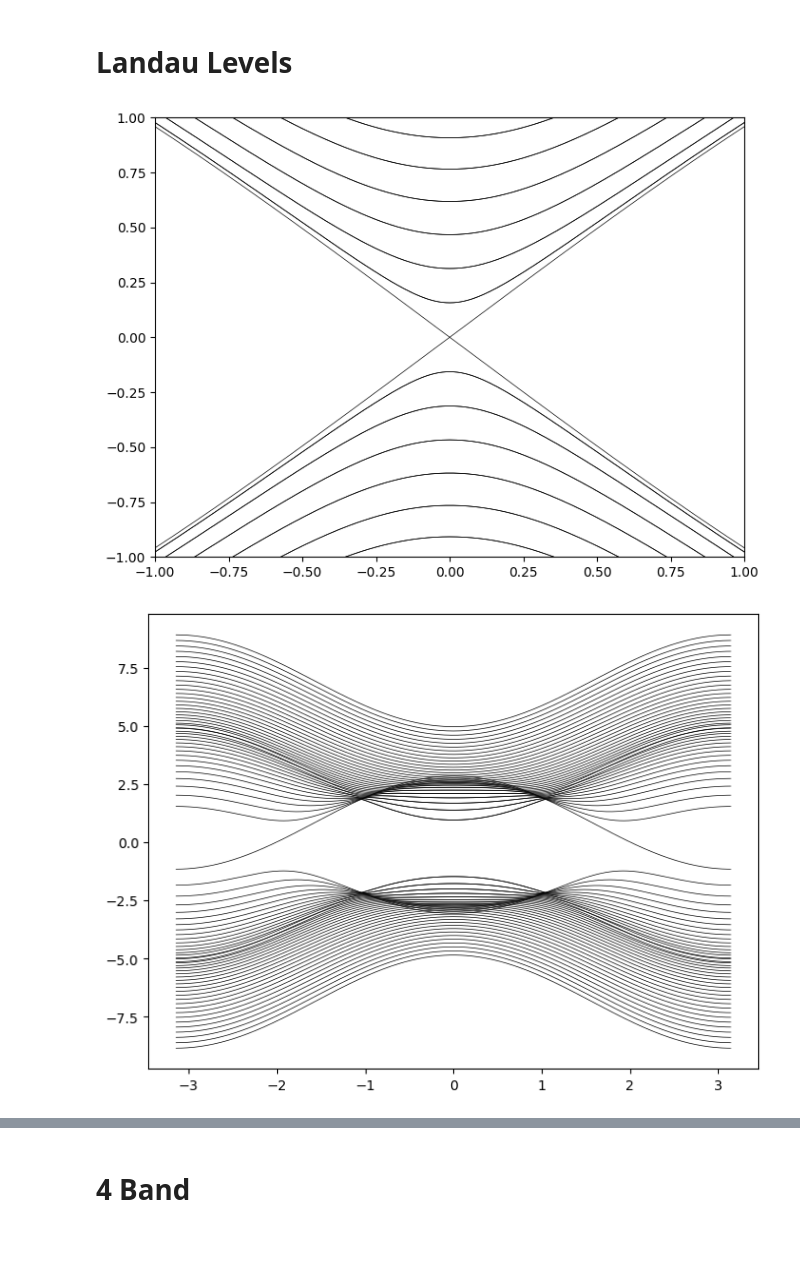
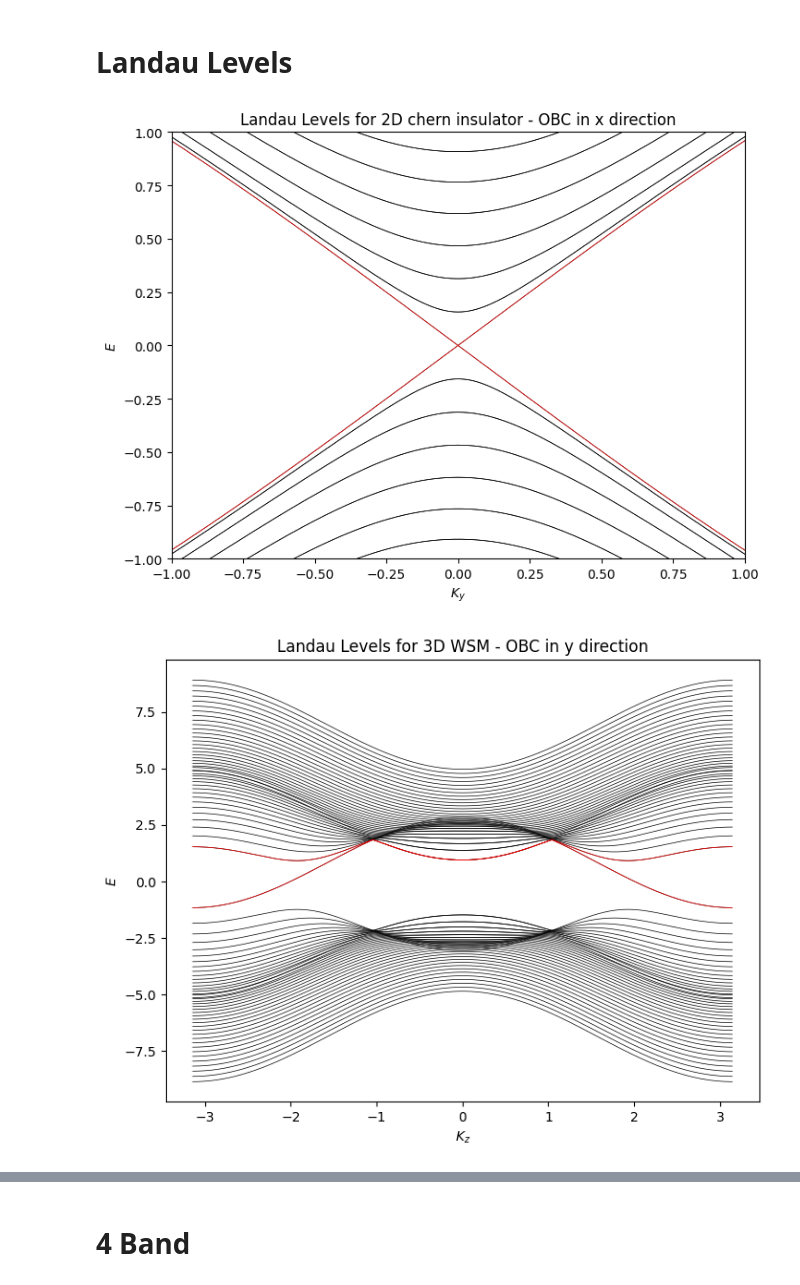
Before and after one commit to gehadibany/topological-phases, a Jupyter notebook: base_codes.ipynb, the cells around one changed output, grey strips where cells are left out. Saved outputs shown, nothing was run; the diff lists cells and outputs as text; code cells hidden in the pictures; blank space fills up the shorter version.

```diff
--- a/base_codes.ipynb
+++ b/base_codes.ipynb
@@ -39,6 +41,11 @@ eigvals_oc_vs_ky = np.array(eigvals_oc_vs_ky).T
 plt.figure(figsize=(8,6))
 for band in eigvals_oc_vs_ky:
     plt.plot(kys, band, color='black', linewidth=0.5)
+
+mid = L
+for b in [mid-1, mid]:
+    plt.plot(kys, eigvals_oc_vs_ky[b], color='red', linewidth =0.5)
+
 plt.xlabel('$k_y$')
 plt.ylabel('Energy')
 plt.show()
@@ -249,7 +264,7 @@ energies = []
 for kz in kz_vals:
     kx = 0.0
     ky = 0.0
-    Hk = (-2*t0*np.sin(kx))*I2 +(2*t*np.sin(kx))* sigma_x + (2*t*np.sin(ky)) * sigma_y + (2*t*np.cos(kz)+2*V*(2-np.cos(kx)-np.cos(ky)))* sigma_z
+    Hk = (-2*t0*np.sin(kx))*I2 +(2*t*np.sin(kx))* sigma_x + (2*t*np.sin(ky)) * sigma_y + (2*t*np.cos(kz)+2*t*(2-np.cos(kx)-np.cos(ky))-V)* sigma_z
     #Hk = np.sin(kx) * sigma_x + np.sin(ky) * sigma_y + ((m - np.cos(kx) - np.cos(ky) - t* np.cos(kz))+1)* sigma_z
     eigvals = np.linalg.eigvalsh(Hk)
     energies.append(eigvals)
@@ -283,7 +300,7 @@ eigvecs = np.zeros((Nk, Nk, 2), dtype=complex)
 for i in range(Nk):
     for j in range(Nk):
         kx, ky = kx_vals[i], ky_vals[j]
-        Hk = (-2*t0*np.sin(kx))*I2 +(2*t*np.sin(kx))* sigma_x + (2*t*np.sin(ky)) * sigma_y + (2*t*np.cos(kz)+2*V*(2-np.cos(kx)-np.cos(ky)))* sigma_z
+        Hk = (-2*t0*np.sin(kx))*I2 +(2*t*np.sin(kx))* sigma_x + (2*t*np.sin(ky)) * sigma_y + (2*t*np.cos(kz)+2*t*(2-np.cos(kx)-np.cos(ky))-V)* sigma_z
         _, evecs = np.linalg.eigh(Hk)
         eigvecs[i, j, :] = evecs[:, 0]  # Lower band
 
@@ -359,12 +385,12 @@ V = 1
 t=1
 t0=1
 
-eigvals_oc_vs_ky = []
+eigvals_oc_vs_kx = []
 
 # Hamiltonian
 for kx in kxs:
-    H0 = (-2*t0*np.sin(kx))*I2 +(2*t*np.sin(kx))* sigma_x + (2*t*np.cos(kz)+2*V*(2-np.cos(kx)))* sigma_z
-    V0 = -1j*t * sigma_y -V*sigma_z
+    H0 = (-2*t0*np.sin(kx))*I2 +(2*t*np.sin(kx))* sigma_x + (2*t*np.cos(kz)+2*t*(2-np.cos(kx))-V)* sigma_z
+    V0 = -1j*t * sigma_y +t*sigma_z
 
     # Diagonalization
     H_open = np.zeros((2*L, 2*L), dtype=complex)
@@ -374,14 +400,19 @@ for kx in kxs:
             H_open[2*i:2*i+2, 2*(i+1):2*(i+1)+2] = V0
             H_open[2*(i+1):2*(i+1)+2, 2*i:2*i+2] = V0.conj().T
     eigenvals_oc, eigenvecs_oc = np.linalg.eigh(H_open)
-    eigvals_oc_vs_ky.append(eigenvals_oc)
+    eigvals_oc_vs_kx.append(eigenvals_oc)
 
-eigvals_oc_vs_ky = np.array(eigvals_oc_vs_ky).T
+eigvals_oc_vs_kx = np.array(eigvals_oc_vs_kx).T
 
 #Plot
 plt.figure(figsize=(8,6))
-for band in eigvals_oc_vs_ky:
+for band in eigvals_oc_vs_kx:
     plt.plot(kxs, band, color='black', linewidth=0.5)
+
+mid = L
+for b in [mid-1, mid]:
+    plt.plot(kxs, eigvals_oc_vs_kx[b], color='red', linewidth =0.5)
+
 plt.xlabel('$k_x$')
 plt.ylabel('Energy')
 plt.show()
@@ -444,38 +470,48 @@ plt.show()
 # %% [markdown]
 # Landau Levels
 # %%
+#2D - OBC in x direction
+
 # Parameters
 L = 40
 kys =np.linspace(-np.pi, np.pi, 501)
 m = 2
 eigvals_oc_vs_ky = []
 
 
 for ky in kys:
     H_open = np.zeros((2*L, 2*L), dtype=complex)
     for i in range(L):
         H0 = np.sin(ky) * sigma_y + (m - np.cos(ky)) * sigma_z
         V = (1j / 2) * sigma_x - (1 / 2) * sigma_z
         H_open[2*i:2*i+2, 2*i:2*i+2] = H0
         if i < L-1:
             H_open[2*i:2*i+2, 2*(i+1):2*(i+1)+2] = V
             H_open[2*(i+1):2*(i+1)+2, 2*i:2*i+2] = V.conj().T
         else:
             H_open[2*i:2*i+2, 0:2] = V
             H_open[0:2, 2*i:2*i+2] = V.conj().T
     eigenvals_oc, eigenvecs_oc = np.linalg.eigh(H_open)
     eigvals_oc_vs_ky.append(eigenvals_oc)
 
 eigvals_oc_vs_ky = np.array(eigvals_oc_vs_ky).T
 
 fig, ax = plt.subplots(figsize=(8,6))
 for band in eigvals_oc_vs_ky:
     ax.plot (kys, band,  color='black', linewidth=0.5)
+ax.set_xlabel ('$K_y$')
+ax.set_ylabel ('$E$')
+ax.set_title ('Landau Levels for 2D chern insulator - OBC in x direction')
 ax.set_xlim (-1,1)
 ax.set_ylim (-1,1)
+
+mid = L
+for b in [mid-1, mid]:
+    plt.plot(kys, eigvals_oc_vs_ky[b], color='red', linewidth =0.5)
+
 plt.show()
 # %% [output]
-[figure, old version]
+[figure, new version]
 # %%
 #Periodic-open
 # Parameters
@@ -511,7 +547,18 @@ eigvals_oc_vs_kz = np.array(eigvals_oc_vs_kz).T
 fig, ax = plt.subplots(figsize=(8,6))
 for band in eigvals_oc_vs_kz:
     ax.plot (kzs, band,  color='black', linewidth=0.5)
+ax.set_xlabel ('$K_z$')
+ax.set_ylabel ('$E$')
+ax.set_title ('Landau Levels for 3D WSM - OBC in y direction')
+
+mid = L
+for b in [mid-1, mid]:
+    plt.plot(kzs, eigvals_oc_vs_kz[b], color='red', linewidth =0.5)
+
+
+plt.show()
+
 #ax.set_xlim (-2.5,2.5)
 #ax.set_ylim (-2.5,2.5)
 # %% [output]
-[figure, old version]
+[figure, new version]
```
Also changed, not shown: parts of 20 cells of this notebook.
